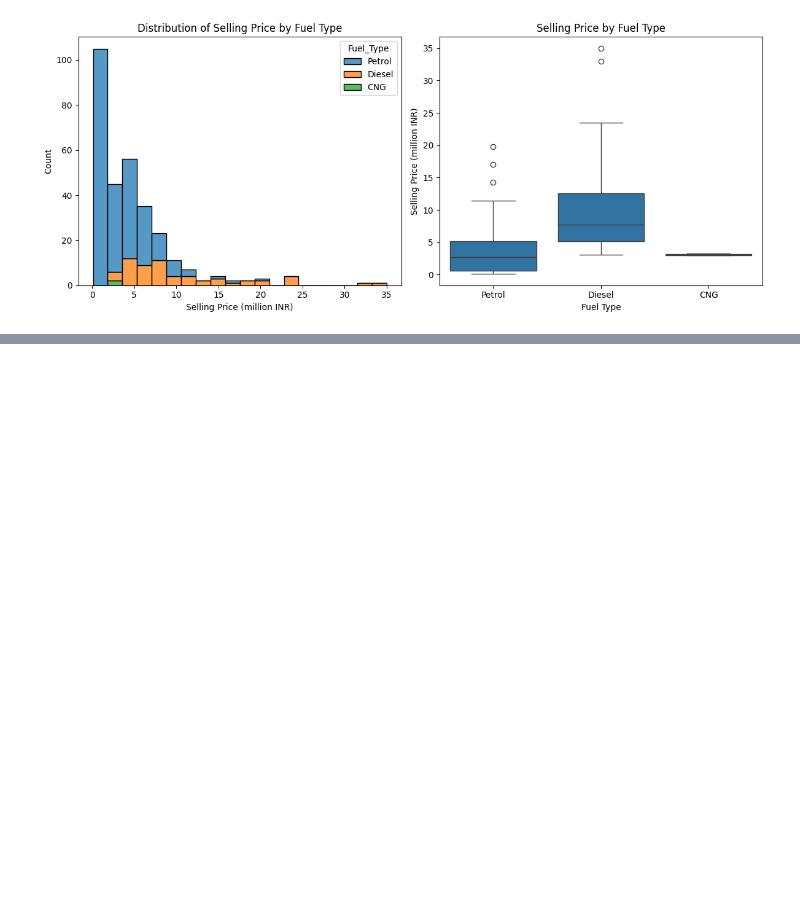
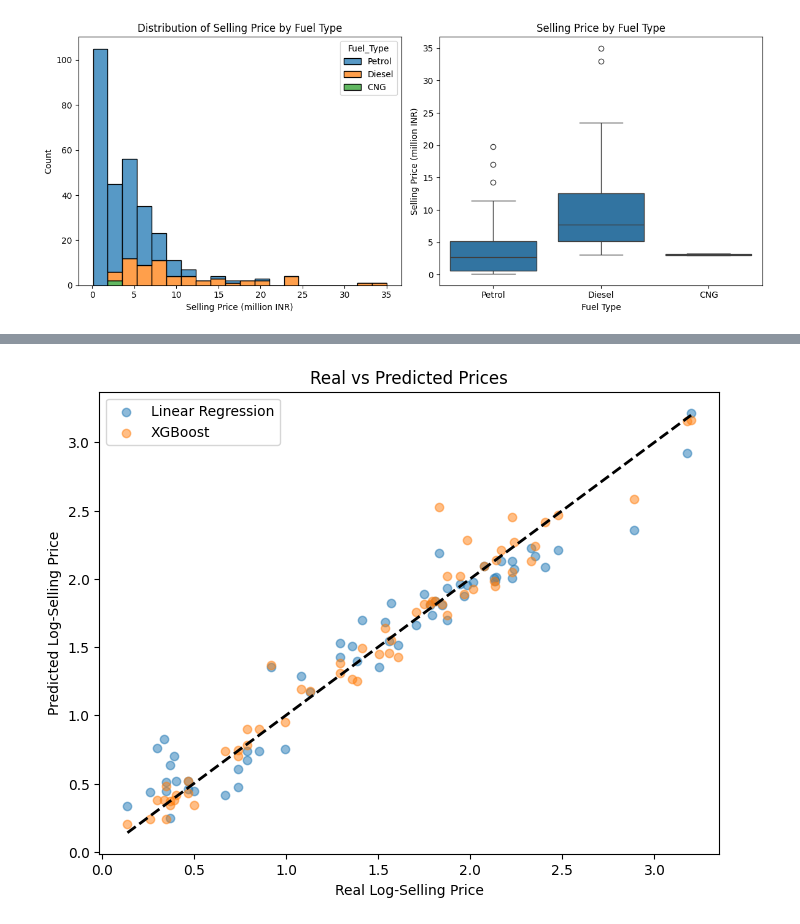
Before and after one commit to Mylovelymary/Car-Price-Prediction, a Jupyter notebook: car_price_prediction.ipynb, the cells around one changed output, grey strips where cells are left out. Saved outputs shown, nothing was run; the diff lists cells and outputs as text; code cells hidden in the pictures; blank space fills up the shorter version.

```diff
--- a/car_price_prediction.ipynb
+++ b/car_price_prediction.ipynb
@@ -95,0 +187,13 @@ max       1.000000      1.000000  1.194658e+01
+# %%
+# Сравнение предсказаний и реальных значений
+plt.figure(figsize=(8, 6))
+plt.scatter(y_test, y_pred_lr, label='Linear Regression', alpha=0.5)
+plt.scatter(y_test, y_pred_xgb, label='XGBoost', alpha=0.5)
+plt.plot([y_test.min(), y_test.max()], [y_test.min(), y_test.max()], 'k--', lw=2)
+plt.xlabel('Real Log-Selling Price')
+plt.ylabel('Predicted Log-Selling Price')
+plt.title('Real vs Predicted Prices')
+plt.legend()
+plt.show()
+# %% [output]
+[figure, added]
```
Also changed, not shown: parts of 3 cells of this notebook.
